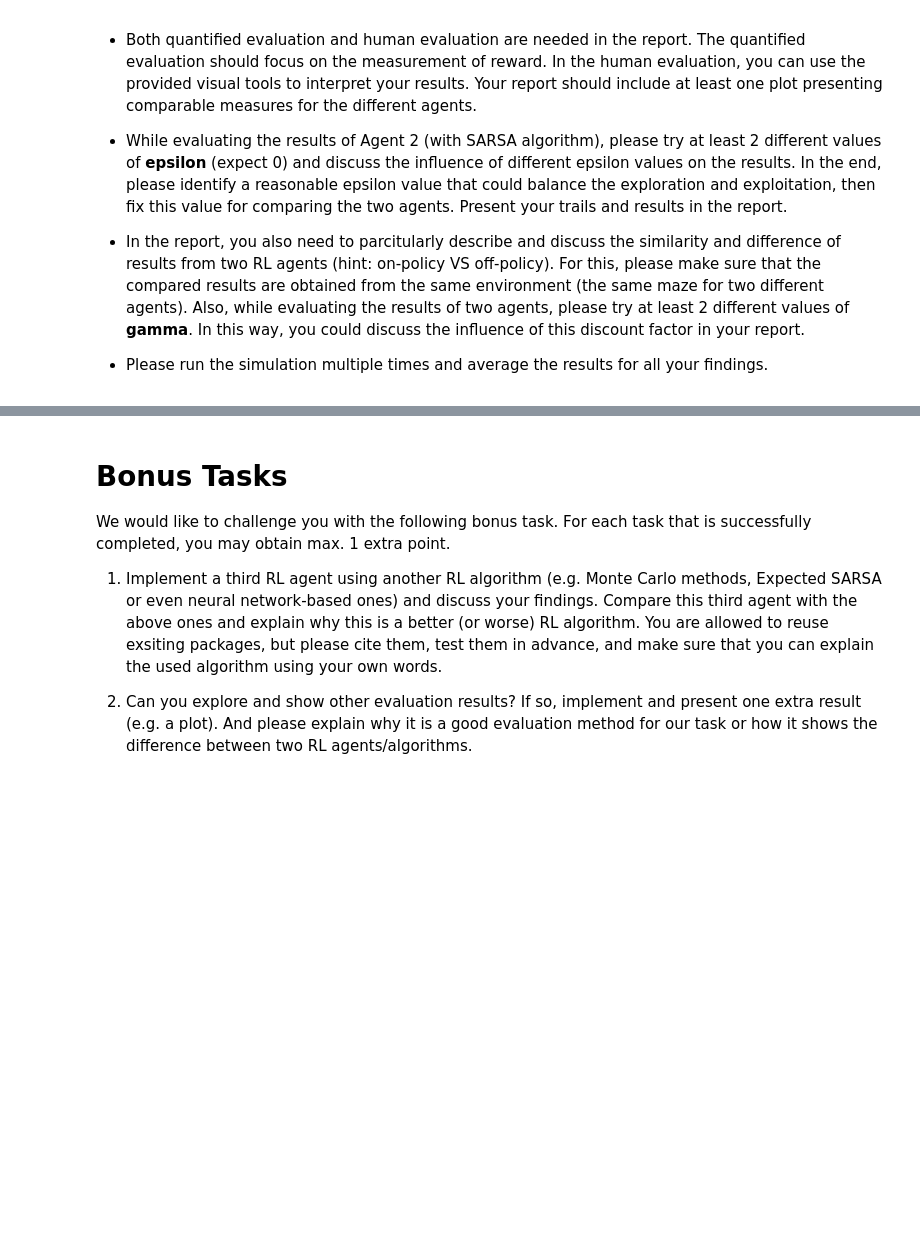
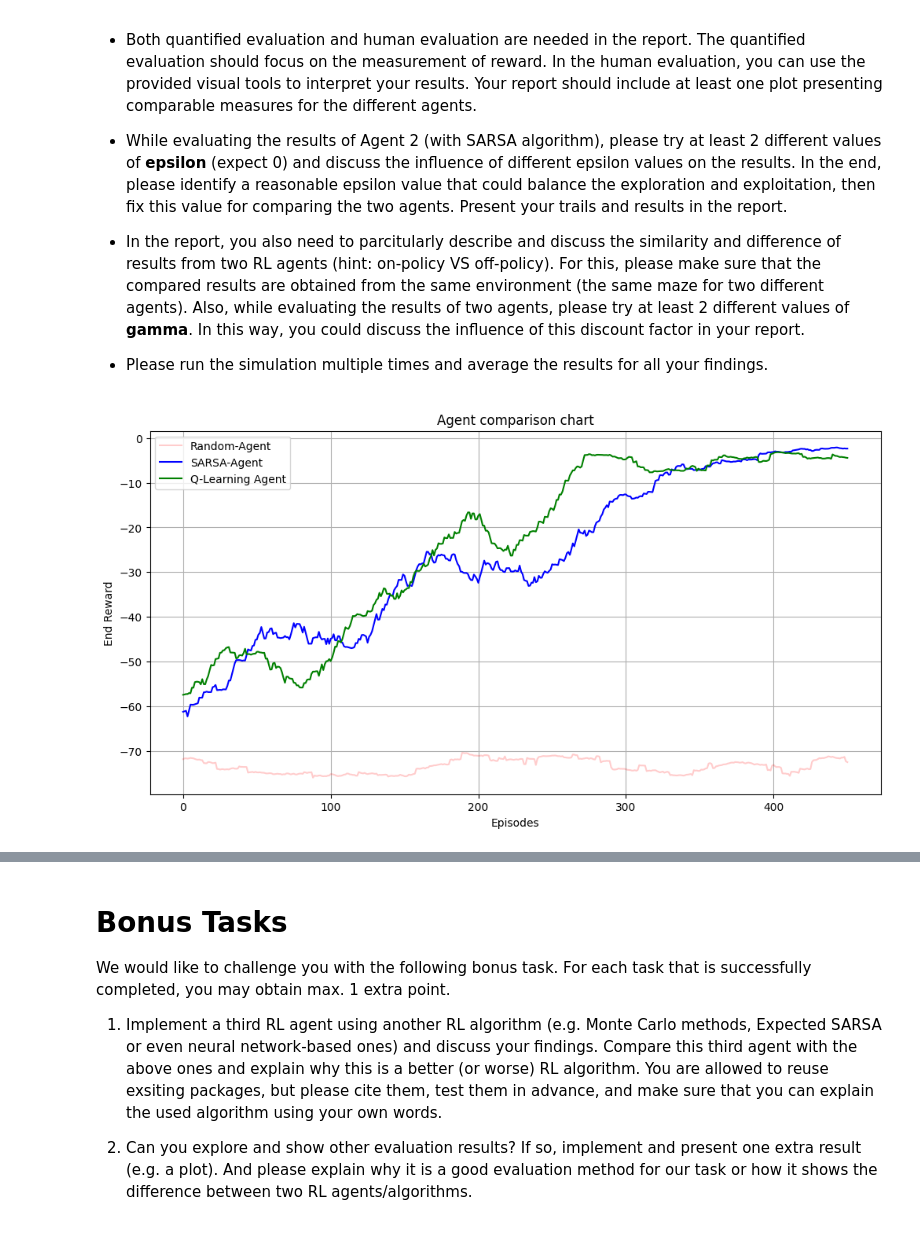
Before and after one commit to smichaelino/APML-Assignment-1, a Jupyter notebook: assignment-3/Assignment_3.ipynb, the cells around one changed output, grey strips where cells are left out. Drawn from its saved outputs; the diff is of its cells as text; code cells hidden in the pictures; blank space fills up the shorter version.

```diff
--- a/assignment-3/Assignment_3.ipynb
+++ b/assignment-3/Assignment_3.ipynb
@@ -359,0 +358,22 @@ Finally, you will describe, evaluate, and interpret the results obtained from th
+# %%
+# TODO: evaluation
+
+# import packages
+import matplotlib.pyplot as plt
+
+def curveSmoother(data, window_size=50):
+    weights = np.ones(window_size) / window_size
+    return np.convolve(data, weights, mode='valid')
+
+plt.figure(figsize=(10, 6))
+plt.plot(curveSmoother(random_rewards), label='Random-Agent', color='red', alpha=0.2)
+plt.plot(curveSmoother(sarsa_rewards), label='SARSA-Agent', color='blue')
+plt.plot(curveSmoother(qlearning_rewards), label='Q-Learning Agent', color='green')
+plt.title('Agent comparison chart')
+plt.xlabel('Episodes')
+plt.ylabel('End Reward')
+plt.legend()
+plt.grid(True)
+plt.show()
+# %% [output]
+[figure, added]
```
Also changed, not shown: parts of 10 cells of this notebook.
